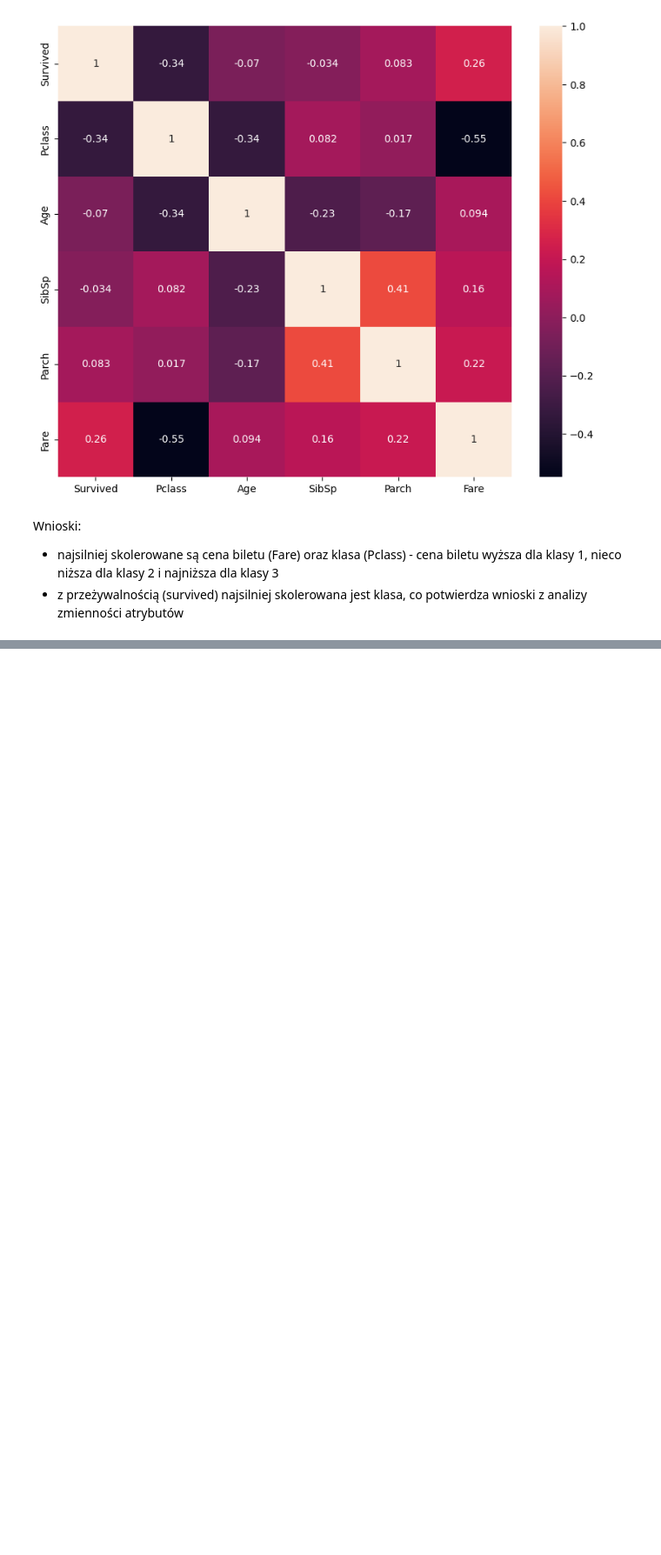
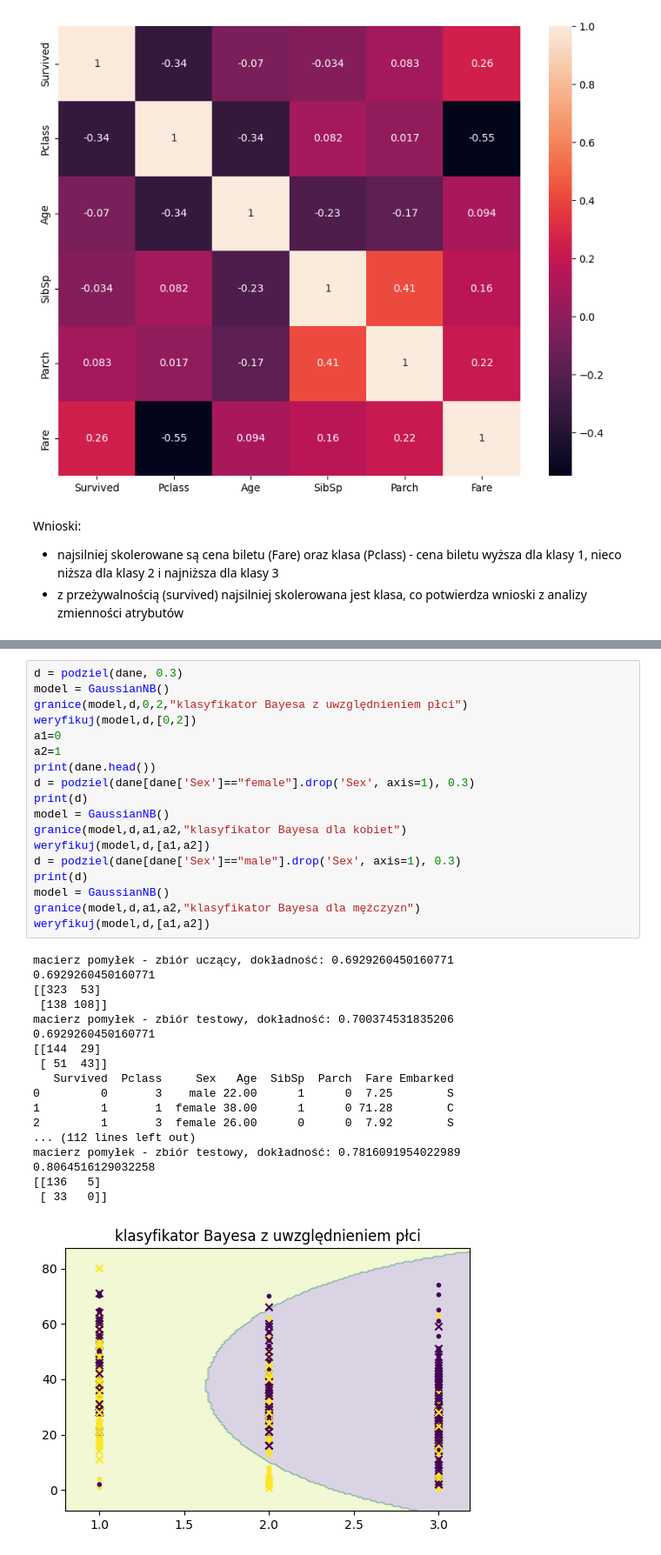
Before and after one commit to nataliabpw/titanic, a Jupyter notebook: project.ipynb, the cells around one changed output, grey strips where cells are left out. Shown at 87% size. Cells and saved outputs as stored; diff of their text form; blank space fills up the shorter version.

Commit message:
Zaimplementowano Bayesa dla kobiet, mężczyzn

```diff
--- a/project.ipynb
+++ b/project.ipynb
@@ -242,0 +305,37 @@ Wnioski:
+# %%
+d = podziel(dane, 0.3)
+model = GaussianNB()
+granice(model,d,0,2,"klasyfikator Bayesa z uwzględnieniem płci")
+weryfikuj(model,d,[0,2])
+a1=0
+a2=1
+print(dane.head())
+d = podziel(dane[dane['Sex']=="female"].drop('Sex', axis=1), 0.3)
+print(d)
+model = GaussianNB()
+granice(model,d,a1,a2,"klasyfikator Bayesa dla kobiet")
+weryfikuj(model,d,[a1,a2])
+d = podziel(dane[dane['Sex']=="male"].drop('Sex', axis=1), 0.3)
+print(d)
+model = GaussianNB()
+granice(model,d,a1,a2,"klasyfikator Bayesa dla mężczyzn")
+weryfikuj(model,d,[a1,a2])
+# %% [output]
+macierz pomyłek - zbiór uczący, dokładność: 0.6929260450160771
+0.6929260450160771
+[[323  53]
+ [138 108]]
+macierz pomyłek - zbiór testowy, dokładność: 0.700374531835206
+0.6929260450160771
+[[144  29]
+ [ 51  43]]
+   Survived  Pclass     Sex   Age  SibSp  Parch  Fare Embarked
+0         0       3    male 22.00      1      0  7.25        S
+1         1       1  female 38.00      1      0 71.28        C
+2         1       3  female 26.00      0      0  7.92        S
+... (112 lines left out)
+macierz pomyłek - zbiór testowy, dokładność: 0.7816091954022989
+0.8064516129032258
+[[136   5]
+ [ 33   0]]
+[figure, added]
```
Also changed, not shown: parts of 3 cells of this notebook.
